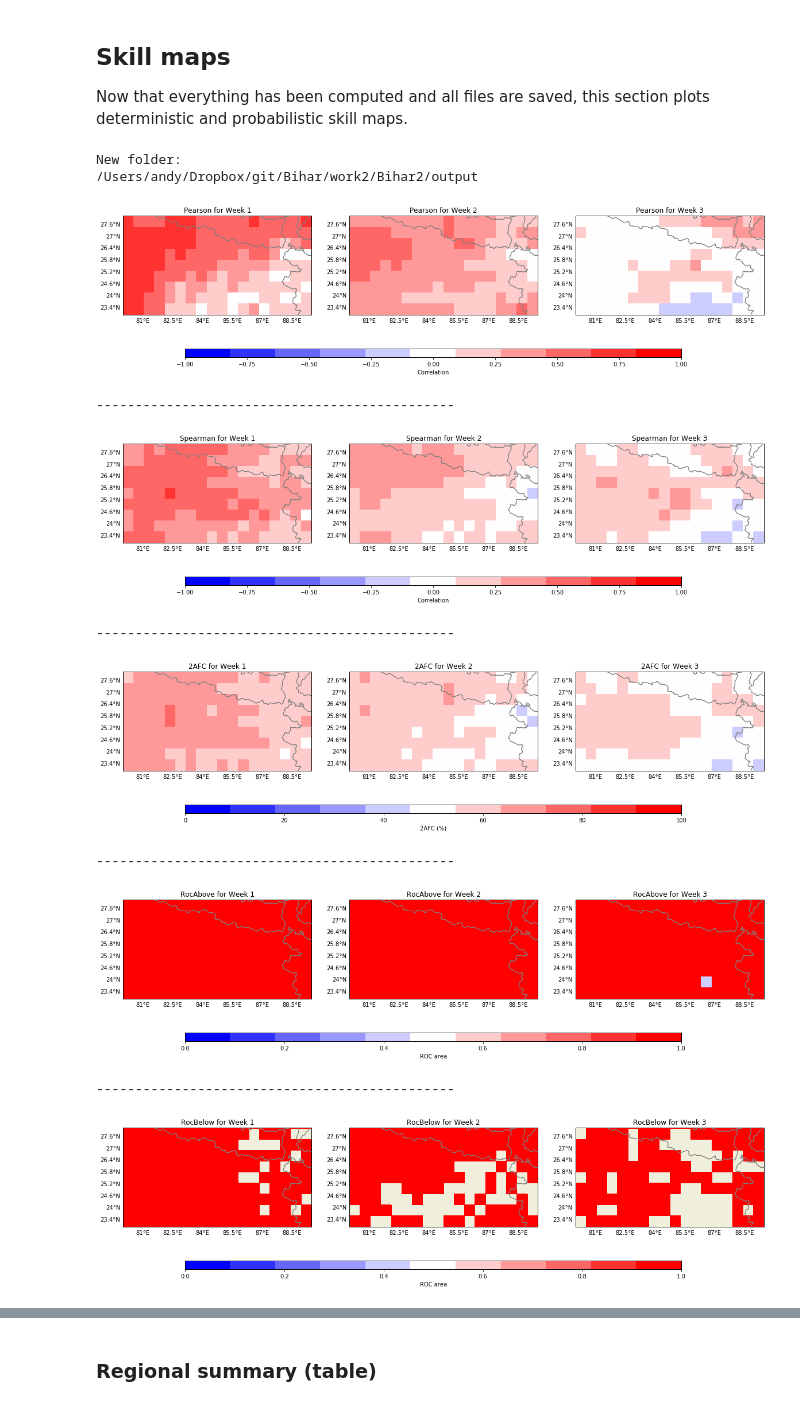
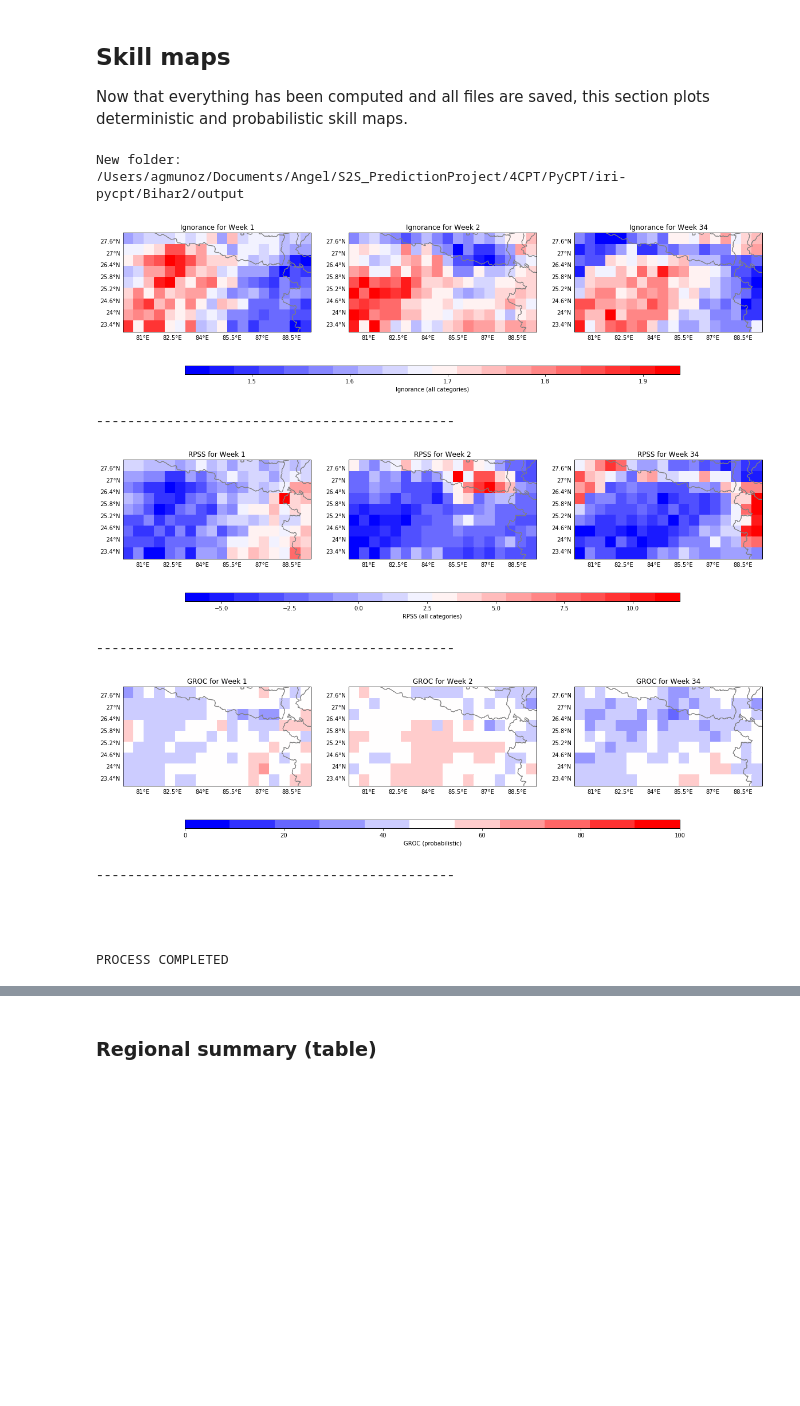
Before and after one commit to ssilje/iri-pycpt, a Jupyter notebook: PyCPT_s2sv1.7.ipynb, the cells around one changed output, grey strips where cells are left out. Cells and saved outputs as stored; diff of their text form; code cells hidden in the pictures; blank space fills up the shorter version.

Commit message:
Fixed bugs in plotting week34 and odd number of panels. Added user-defined length of retrospective initial training period and update steps

```diff
--- a/PyCPT_s2sv1.7.ipynb
+++ b/PyCPT_s2sv1.7.ipynb
@@ -58,7 +61,8 @@ mon='Feb' 	# Forecast month
 fyr=2020 	# Forecast year
 fday=24 	# Forecast day  (Yesterday in CFSv2: real time)
 training_season='Feb' #only for CFSv2 and GEFS, use 3 months with the initialization as the middle one
-
+lit=28      # Initial training period for retroactive forecasts (in timesteps; e.g., use half of total period)
+liti=10     # Update interval for retroaxctive forecasts (in timesteps)
 nwk=3 # Number of weeks to process (leads)
 
 ########Switches:
@@ -82,14 +86,14 @@ elo2=89 	# Easternmost longitude
 
 ########Forecast lead interval
 # Lists for looping over lead times
-wk = [1,2,34,4,34]  # week-lead number label (week1, week2, week3-4)
+wk = [1,2,34,4]  # week-lead number label (week1, week2, week3-4, week4)
+wknam= ['Week 1','Week 2','Week 3-4','Week 4']  #naming the weeks (for plots) --can use a different language here
 # ECMWF - first day is day 0, 0000Z accumulated rainfall; specify day1=0 for week 1
 # GEFS - first day is day 0.5 (daily average rainfall rate); specify day1=0 for week 1
 # CFSv2 - first day is day 1, 0000Z accumulated rainfall over the first day; specify day1=1 for week 1
 day1 = [1,7,14,21,14]  # first lead day of target weeks
 day2 = [7,14,28,28,28]  # last lead day of target weeks
 #
-wknam= ['Week 1','Week 2','Week 3-4','Week 4','Week 3-4']  #naming the weeks (for plots)
 # %%
 ########Some folder and file options:
 # Working directory --it should exist!!! (this is the place where the .py functions, notebooks, and .IRIDLAUTH is)
@@ -314,30 +318,32 @@ Now that everything has been computed and all files are saved, this section plot
 # %%
 print("New folder:")
 %cd $workdir/output
 
 # Skill scores loop
 plt.rcParams.update({'font.size': 10})
 #for ime in ('Pearson','Spearman','2AFC','RocAbove','RocBelow','Ignorance','RPSS','GROC'):
-for ime in ('Pearson','Spearman','2AFC','RocAbove','RocBelow'):
+for ime in ('Ignorance','RPSS','GROC'):
     pltmap(ime,wlo2,elo2,sla2,nla2,fprefix,mpref,training_season, mon, fday, nwk, wk)
     plt.savefig(('Skill_' + ime + '.pdf'), dpi=300)
     plt.show()
     print('----------------------------------------------')
     print('')
 
 print('')
 print('')
 print('')
 print('\033[1mPROCESS COMPLETED \033[0;0m')
 # %% [output]
 New folder:
-/Users/andy/Dropbox/git/Bihar/work2/Bihar2/output
+/Users/agmunoz/Documents/Angel/S2S_PredictionProject/4CPT/PyCPT/iri-pycpt/Bihar2/output
-[figure, old version]
+[figure, new version]
 ----------------------------------------------
-[figure, old version]
+[figure, new version]
 ----------------------------------------------
-[figure, old version]
+[figure, new version]
 ----------------------------------------------
+
+
+
+
+PROCESS COMPLETED
-[figure, removed]
-----------------------------------------------
-[figure, removed]
```
Also changed, not shown: parts of 10 cells of this notebook, 1 other file.
